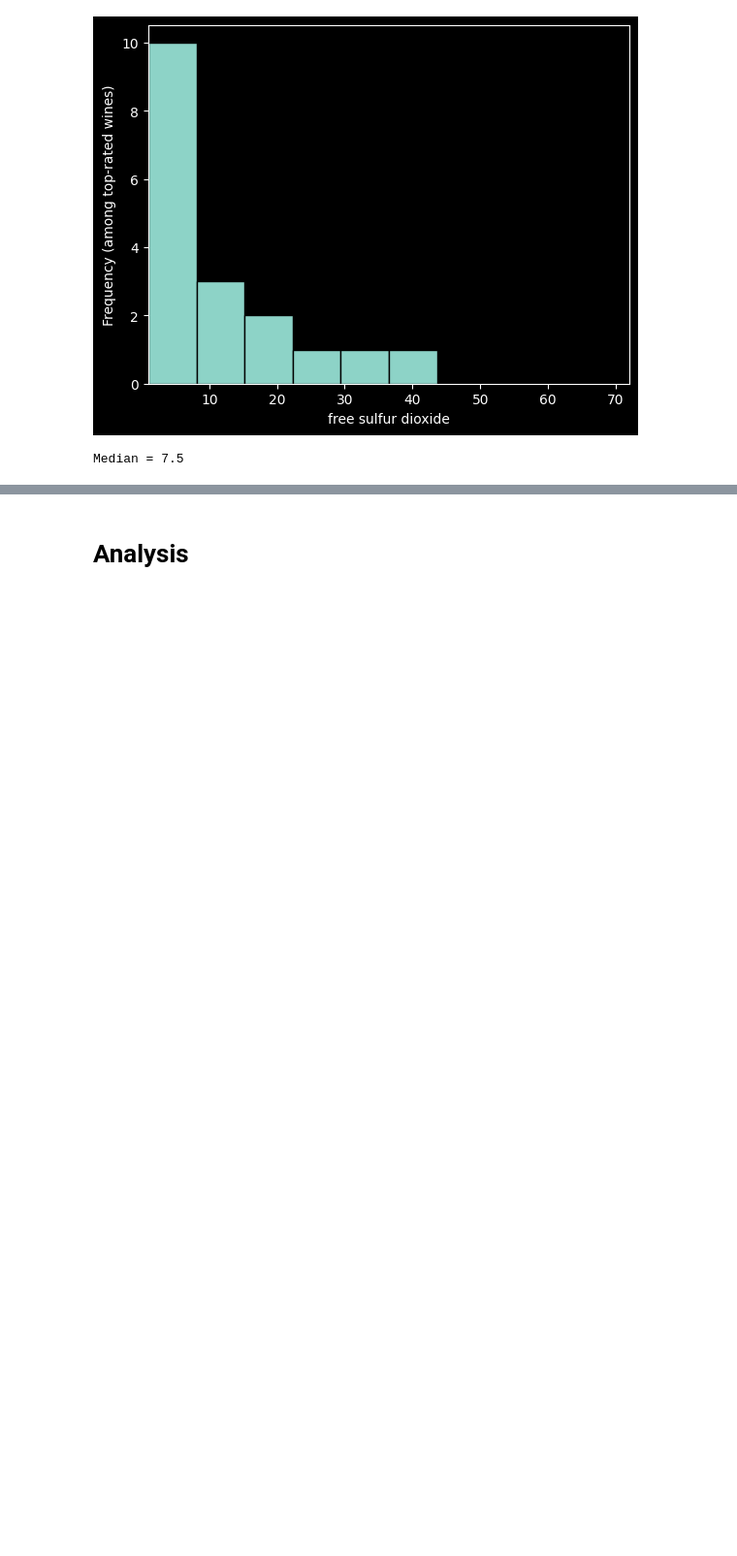
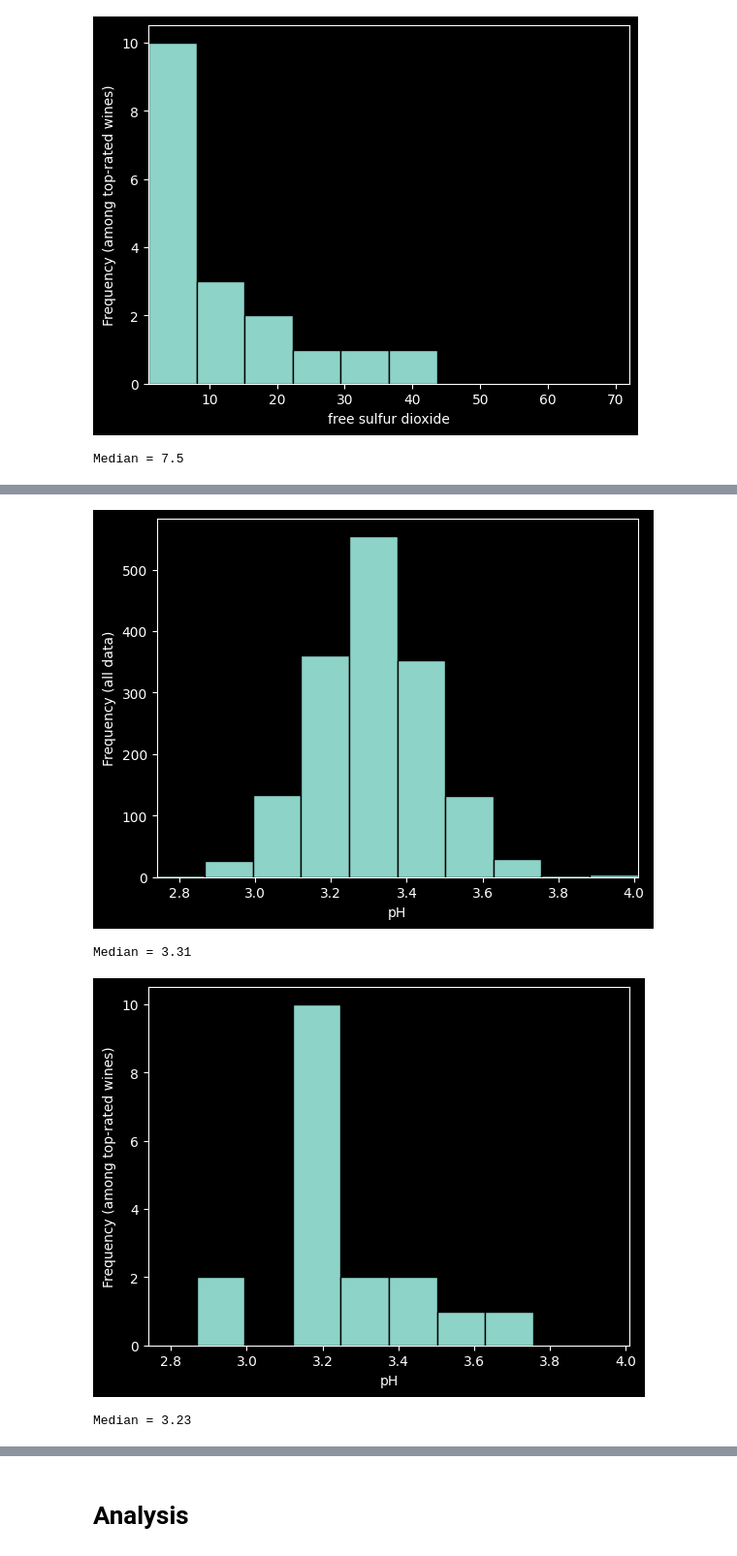
Before and after one commit to eggzdee1/Datathon2024, a Jupyter notebook: datathon4.ipynb, the cells around one changed output, grey strips where cells are left out. Shown: that part at 97% size. Cells and saved outputs as stored; diff of their text form; code cells hidden in the pictures; blank space fills up the shorter version.

```diff
--- a/datathon4.ipynb
+++ b/datathon4.ipynb
@@ -176,0 +193,8 @@ Median = 7.5
+# %%
+distributionAll('pH')
+distributionEights('pH')
+# %% [output]
+[figure, added]
+Median = 3.31
+[figure, added]
+Median = 3.23
```
Also changed, not shown: parts of 4 cells of this notebook.
